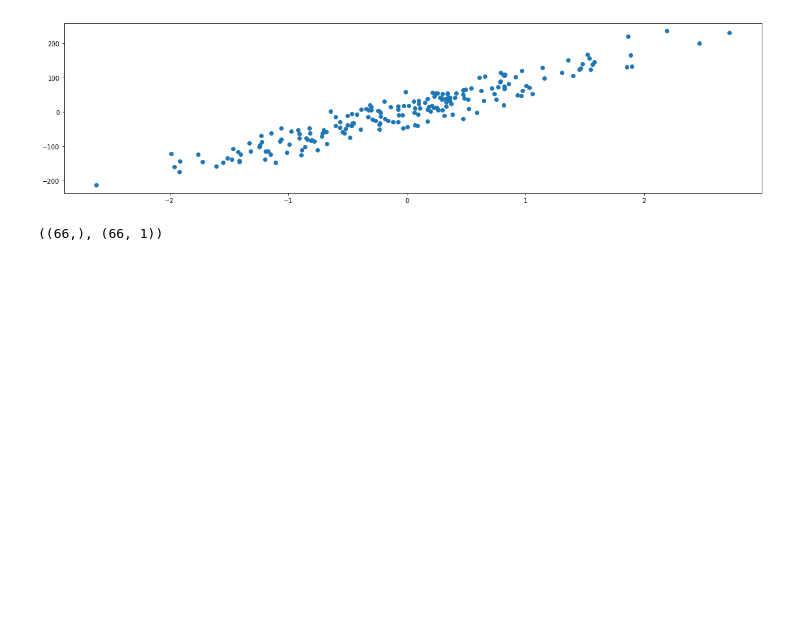
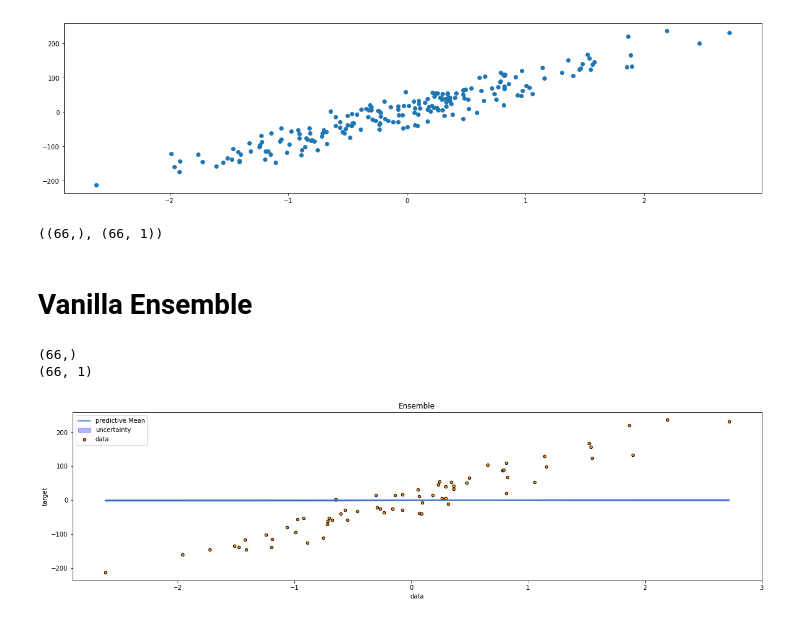
Before and after one commit to wooohoooo/Master-Thesis, a Jupyter notebook: new_structure/Linear_Toy_dataset.ipynb, the cells around one changed output. Drawn from its saved outputs; the diff is of its cells as text; code cells hidden in the pictures; blank space fills up the shorter version.

```diff
--- a/new_structure/Linear_Toy_dataset.ipynb
+++ b/new_structure/Linear_Toy_dataset.ipynb
@@ -45,6 +64,13 @@ plt.scatter(X,y)
 y_test.shape, X_test.shape
 # %% [output]
 ((66,), (66, 1))
+# %% [markdown]
+# Vanilla Ensemble
 # %%
-mixed_ensemble = ensembles.VanillaEnsemble(estimator_stats = ensemble)
+vanialla_ensemble = ensembles.VanillaEnsemble(estimator_stats = ensemble)
+vanialla_ensemble.ensemble_mutli_dimensional_scatterplot(X_test,y_test,figsize=(20,5))
+# %% [output]
+(66,)
+(66, 1)
+[figure, added]
 # %%
```
Also changed, not shown: parts of 21 cells of this notebook, 5 other files.
